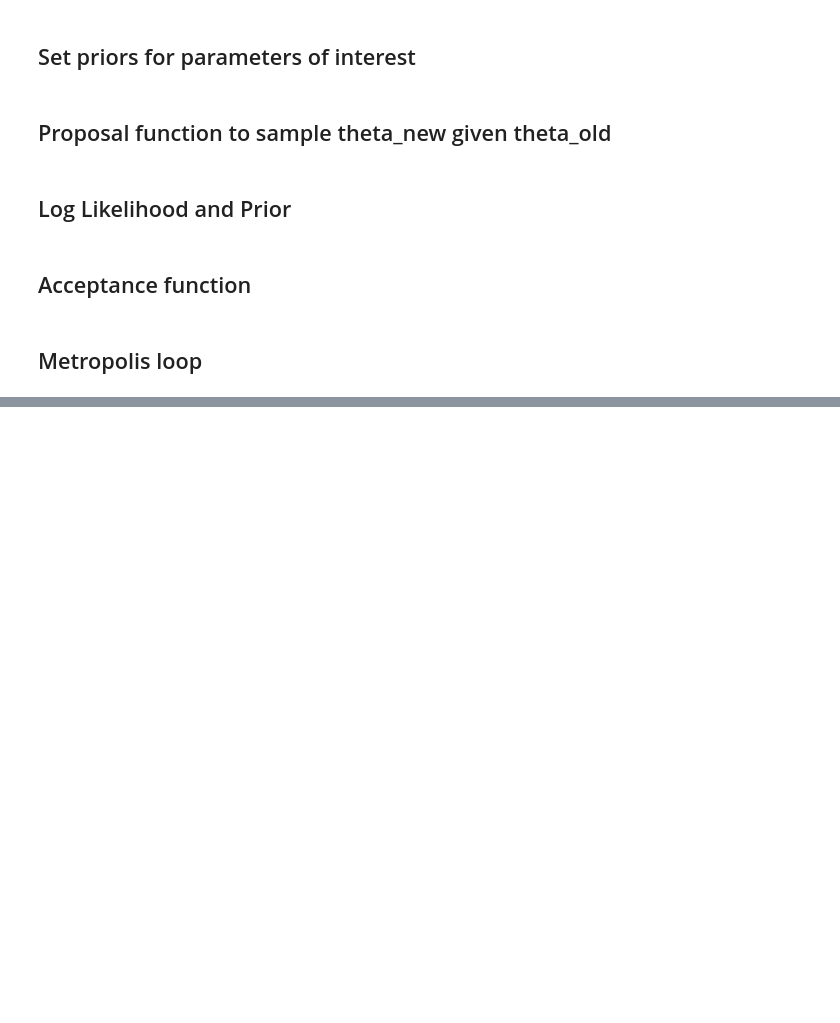
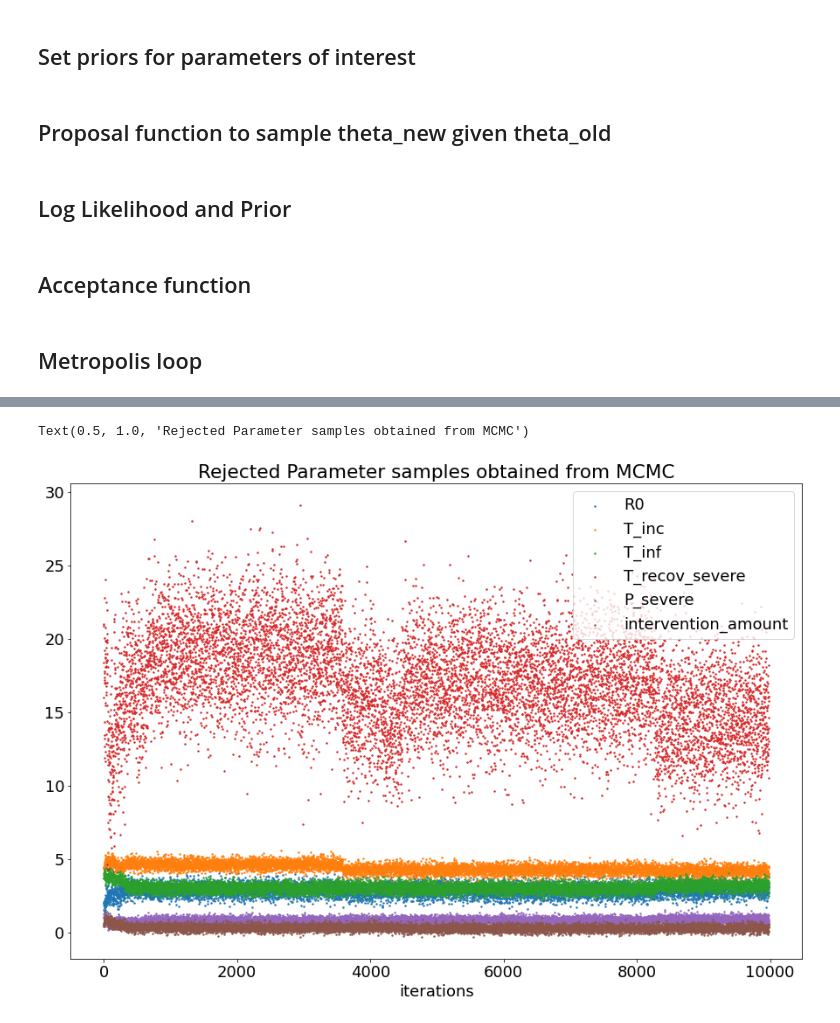
Before and after one commit to WadhwaniAI/covid-modelling, a Jupyter notebook: notebooks/seir/[TRY] metropolis.ipynb, the cells around one changed output, grey strips where cells are left out. Cells and saved outputs as stored; diff of their text form; code cells hidden in the pictures; blank space fills up the shorter version.

```diff
--- a/notebooks/seir/[TRY] metropolis.ipynb
+++ b/notebooks/seir/[TRY] metropolis.ipynb
@@ -181,0 +257,12 @@ plt.scatter(list(range(len(samples['R0']))), samples['R0'], s=5)
+# %%
+rej_samples = pd.DataFrame(rej)
+# %%
+plt.figure(figsize=(15, 10))
+for param in rej_samples.columns:
+    plt.scatter(list(range(len(rej_samples[param]))), rej_samples[param], label=param, s=2)
+plt.xlabel("iterations")
+plt.legend()
+plt.title("Rejected Parameter samples obtained from MCMC")
+# %% [output]
+Text(0.5, 1.0, 'Rejected Parameter samples obtained from MCMC')
+[figure, added]
```
Also changed, not shown: parts of 12 cells of this notebook.
